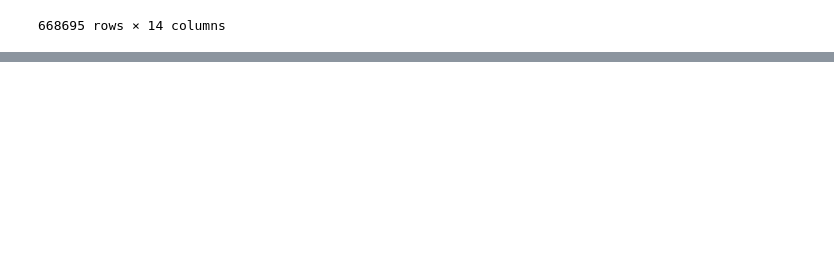
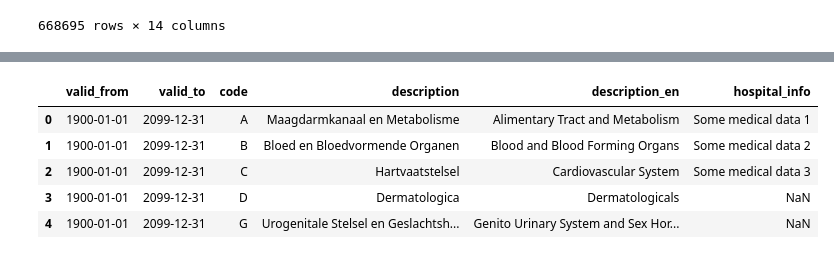
Before and after one commit to bntmzu/DataEngineeringTask, a Jupyter notebook: notebooks/prep.ipynb, the cells around one changed output, grey strips where cells are left out. Cells and saved outputs as stored; diff of their text form; code cells hidden in the pictures; blank space fills up the shorter version.

```diff
--- a/notebooks/prep.ipynb
+++ b/notebooks/prep.ipynb
@@ -318,0 +456,7 @@ df_sorted
+# %%
+# Deduplicate by keeping the most recent valid_from record for each code
+df = df.sort_values(by=["code", "valid_from"], ascending=[True, False])
+df = df.drop_duplicates(subset=["code"], keep="first")
+
+# Display results
+df
@@ -318,0 +481,23 @@ df_sorted
+# %%
+# Simulated hospital dataset ( it would contain ~500k rows)
+hospital_data = [
+    ("A", "Some medical data 1"),
+    ("B", "Some medical data 2"),
+    ("C", "Some medical data 3"),
+    ("H", "Some medical data 4"),
+]
+
+hospital_df = pd.DataFrame(hospital_data, columns=["code", "hospital_info"])
+
+# Perform a left JOIN to retain all ATC 1 data
+merged_df = df.merge(hospital_df, on="code", how="left")
+
+# Display first rows
+merged_df.head()
+# %% [output]
+|  | valid_from | valid_to | code | description | description_en | hospital_info |
+| 0 | 1900-01-01 | 2099-12-31 | A | Maagdarmkanaal en Metabolisme | Alimentary Tract and Metabolism | Some medical data 1 |
+| 1 | 1900-01-01 | 2099-12-31 | B | Bloed en Bloedvormende Organen | Blood and Blood Forming Organs | Some medical data 2 |
+| 2 | 1900-01-01 | 2099-12-31 | C | Hartvaatstelsel | Cardiovascular System | Some medical data 3 |
+| 3 | 1900-01-01 | 2099-12-31 | D | Dermatologica | Dermatologicals | NaN |
+| 4 | 1900-01-01 | 2099-12-31 | G | Urogenitale Stelsel en Geslachtsh... | Genito Urinary System and Sex Hor... | NaN |
```
Also changed, not shown: parts of 11 cells of this notebook.
